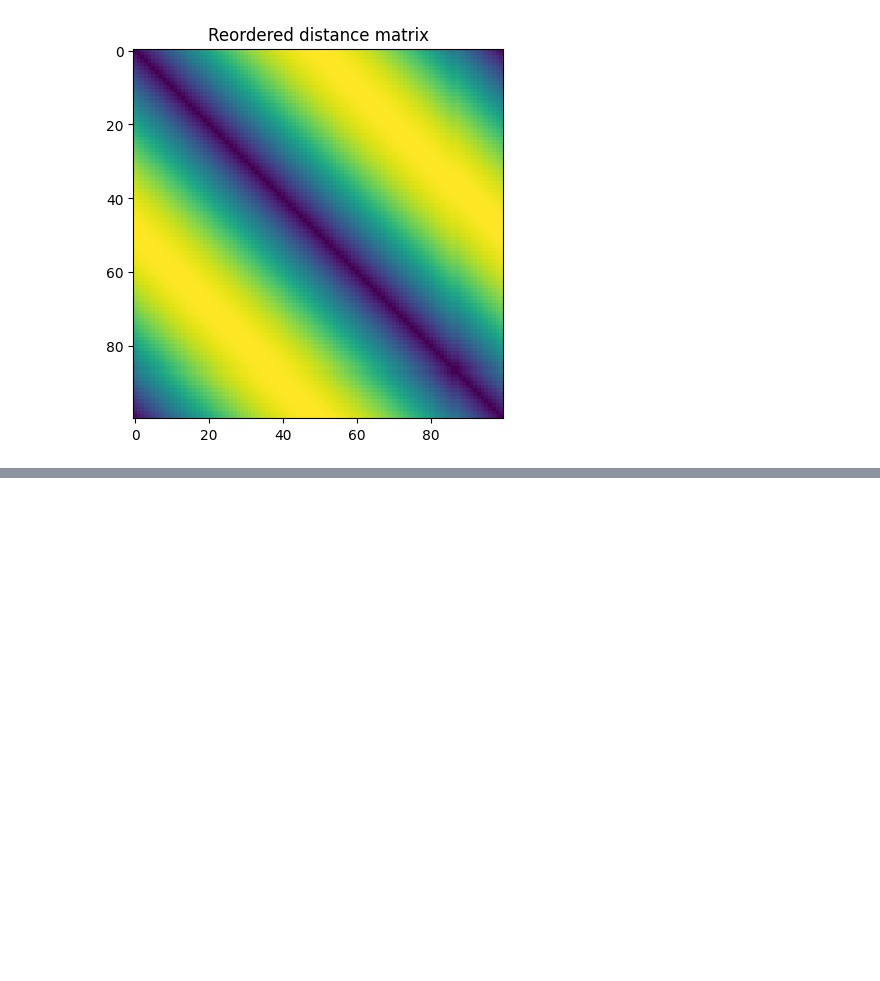
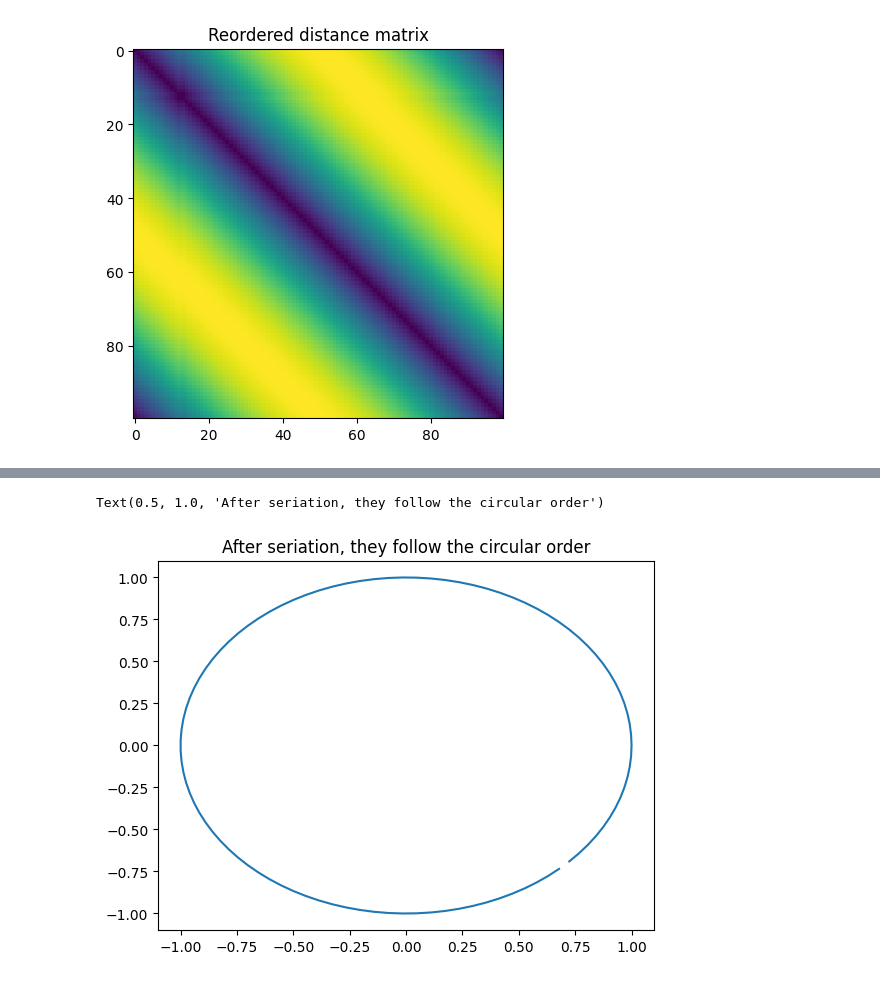
Before and after one commit to stgoa/recursiveseriation, a Jupyter notebook: examples/example_points_in_circle.ipynb, the cells around one changed output, grey strips where cells are left out. Cells and saved outputs as stored; diff of their text form; code cells hidden in the pictures; blank space fills up the shorter version.

```diff
--- a/examples/example_points_in_circle.ipynb
+++ b/examples/example_points_in_circle.ipynb
@@ -62,7 +60,7 @@ Text(0.5, 1.0, 'Input distance matrix')
 # %%
 print("Running algorithm...")
 
-rs = RecursiveSeriation(dissimilarity=lambda x,y: D[x,y], n=n)
+rs = RecursiveSeriation(dissimilarity=lambda x,y: D[x,y], n=len(points_in_circle))
 order = rs.sort()
 print("Finished!")
 # %% [output]
@@ -83,0 +84,8 @@ Text(0.5, 1.0, 'Reordered distance matrix')
+# %%
+P = np.asarray(permute(points_in_circle,order))
+x, y = P[:,0], P[:,1]
+plt.plot(x,y, ls="-")
+plt.title("After seriation, they follow the circular order")
+# %% [output]
+Text(0.5, 1.0, 'After seriation, they follow the circular order')
+[figure, added]
```
Also changed, not shown: parts of 10 cells of this notebook, 1 other file.
